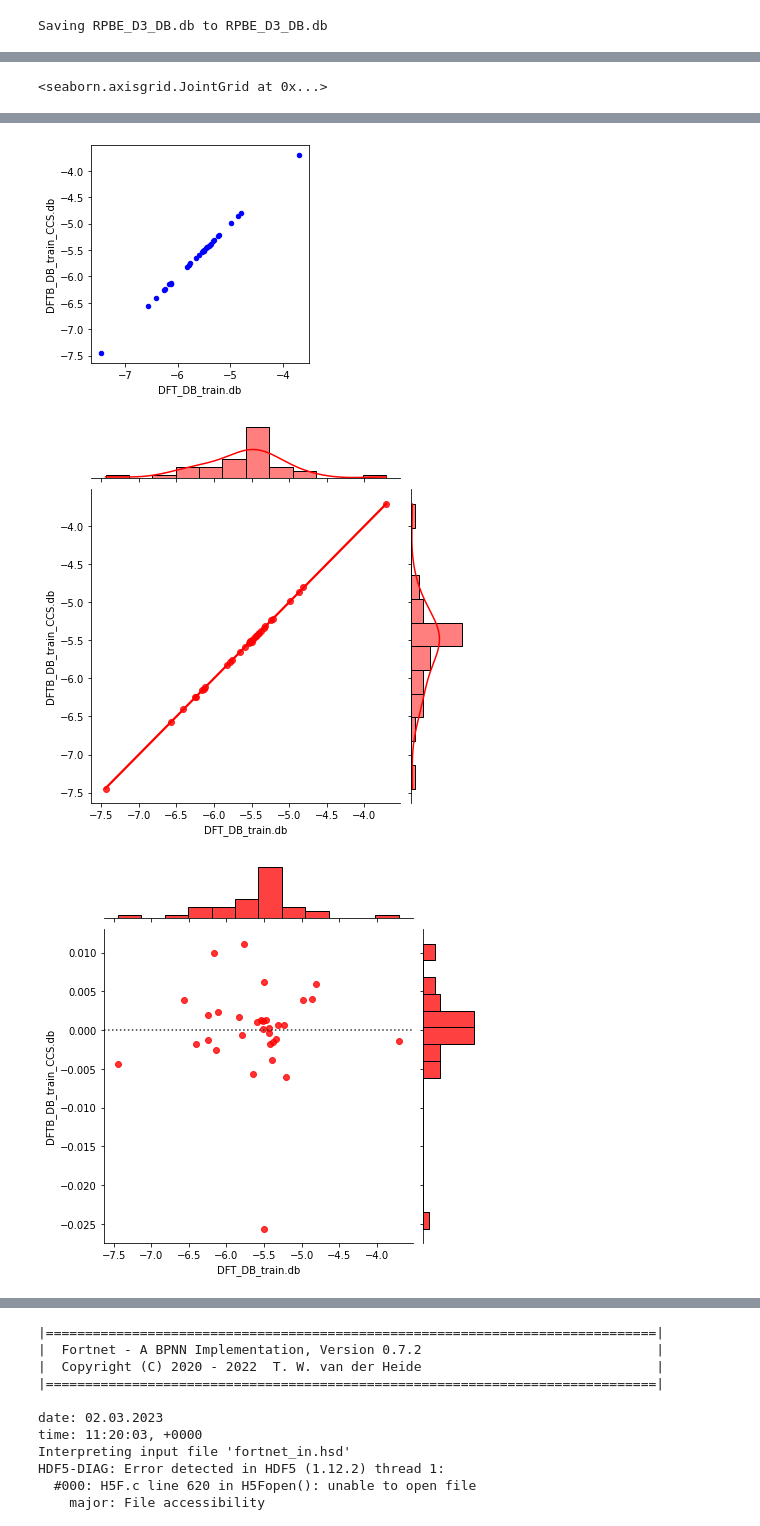
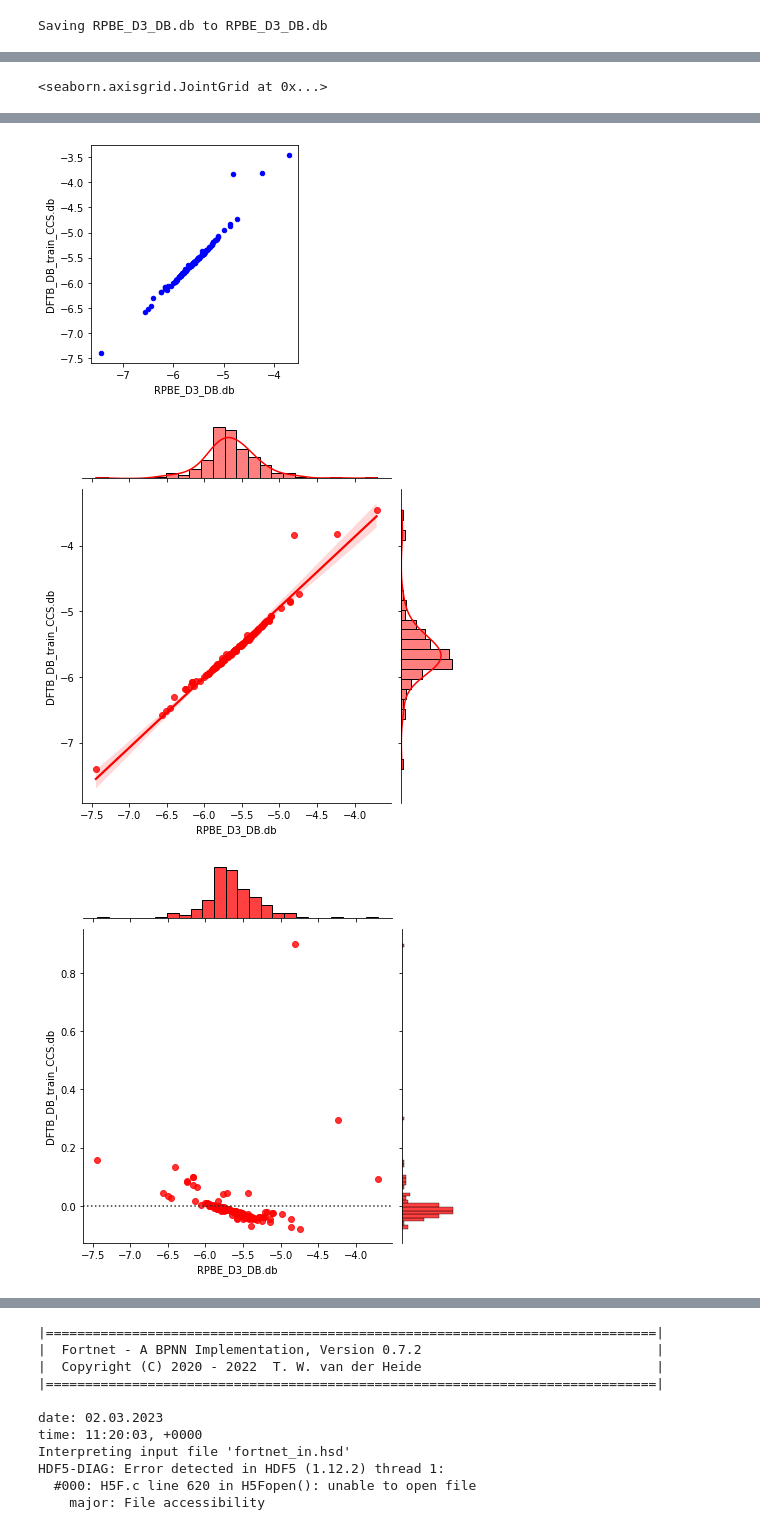
Before and after one commit to peterbmob/WP2pres, a Jupyter notebook: xTBCCSFNET_thermo.ipynb, the cells around one changed output, grey strips where cells are left out. Cells and saved outputs as stored; diff of their text form; code cells hidden in the pictures.

```diff
--- a/xTBCCSFNET_thermo.ipynb
+++ b/xTBCCSFNET_thermo.ipynb
@@ -822,7 +799,7 @@ from ase.units import *
 import numpy as np
 # %%
 ## %%capture
-db_dft=connect('DFT_DB_train.db')
+db_dft=connect('RPBE_D3_DB.db')
 db_new=connect('DFTB_DB_train.db')
 
 for row in db_dft.select():
@@ -854,7 +831,7 @@ Atom id: 32  added
 # %%
 import pandas as pd
 import matplotlib.pyplot as plt
-Databases = ['DFT_DB_train.db', 'DFTB_DB_train.db']
+Databases = ['RPBE_D3_DB.db', 'DFTB_DB_train.db']
 
 train=pd.DataFrame()
 for database in Databases:
@@ -900,8 +877,8 @@ input={
     },
     "Twobody": {
                 "Xx-Xx": {
-                        "Rcut": 4.0,
-                        "Resolution": 0.01,
+                        "Rcut": 6.0,
+                        "Resolution": 0.05,
                         "Swtype": "rep",
                         "const_type" : "Mono"
                 }
@@ -939,7 +916,7 @@ ccs_fit("CCS_input.json")
 %%capture
 import json
 
-db_dft=connect('DFT_DB_train.db')
+db_dft=connect('RPBE_D3_DB.db')
 db_ccs=connect('DFTB_DB_train_CCS.db')
 
 with open('CCS_params.json', 'r') as f:
@@ -976,6 +953,6 @@ Rows: 32 (showing first 20)
 # %%
 import pandas as pd
-Databases = ['DFT_DB_train.db', 'DFTB_DB_train.db', 'DFTB_DB_train_CCS.db']
+Databases = ['RPBE_D3_DB.db', 'DFTB_DB_train.db', 'DFTB_DB_train_CCS.db']
 
 train=pd.DataFrame()
 for database in Databases:
@@ -1000,6 +977,6 @@ sns.jointplot(data=train,x=Databases[0],y=Databases[2], kind="resid", color='red
-[figure, old version]
+[figure, new version]
-[figure, old version]
+[figure, new version]
-[figure, old version]
+[figure, new version]
 # %%
 #@title Test optimization
 
```
Also changed, not shown: parts of 16 cells of this notebook.
